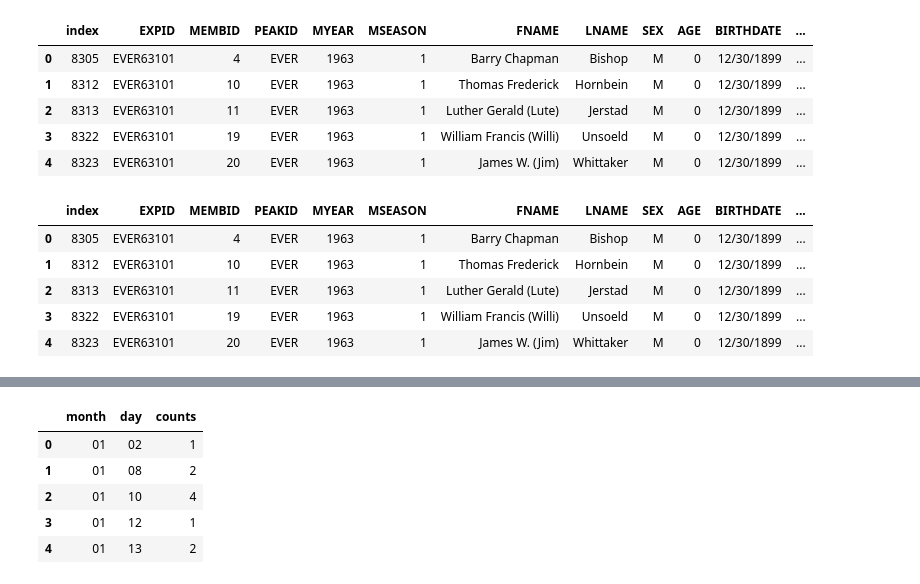
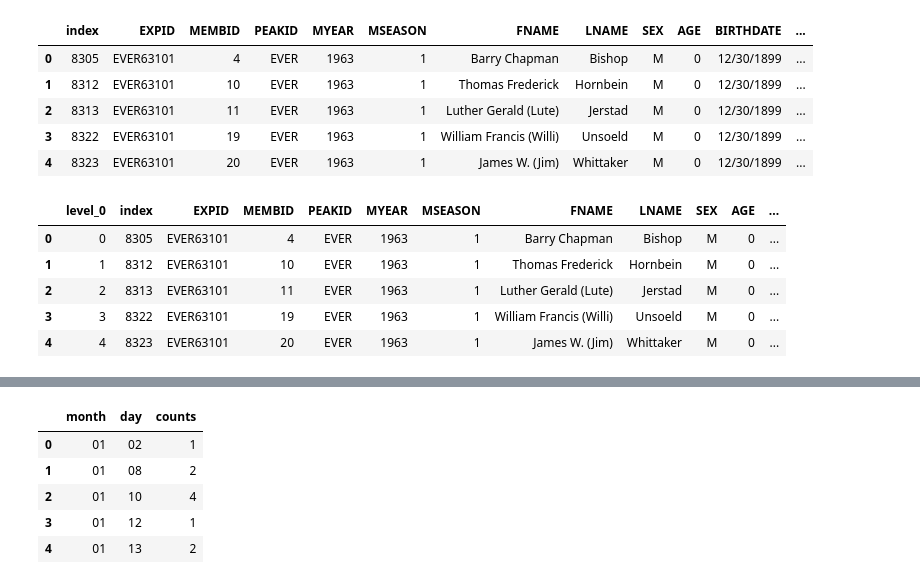
Before and after one commit to elbertwang3/himalayas, a Jupyter notebook: data/Untitled.ipynb, the cells around one changed output, grey strips where cells are left out. Drawn from its saved outputs; the diff is of its cells as text; code cells hidden in the pictures.

```diff
--- a/data/Untitled.ipynb
+++ b/data/Untitled.ipynb
@@ -701 +373,3 @@ successmembers2000 = successmembers[:2000]
+# %%
+successmembers4400 = successmembers[:4400]
 # %%
@@ -708,14 +382,14 @@ successmembers2000.head()
 | 3 | 8322 | EVER63101 | 19 | EVER | 1963 | 1 | William Francis (Willi) | Unsoeld | M | 0 | 12/30/1899 | ... |
 | 4 | 8323 | EVER63101 | 20 | EVER | 1963 | 1 | James W. (Jim) | Whittaker | M | 0 | 12/30/1899 | ... |
 # %%
-successmembers.head().reset_index()
+successmembers4400.head().reset_index()
 # %% [output]
-|  | index | EXPID | MEMBID | PEAKID | MYEAR | MSEASON | FNAME | LNAME | SEX | AGE | BIRTHDATE | ... |
-| 0 | 8305 | EVER63101 | 4 | EVER | 1963 | 1 | Barry Chapman | Bishop | M | 0 | 12/30/1899 | ... |
-| 1 | 8312 | EVER63101 | 10 | EVER | 1963 | 1 | Thomas Frederick | Hornbein | M | 0 | 12/30/1899 | ... |
-| 2 | 8313 | EVER63101 | 11 | EVER | 1963 | 1 | Luther Gerald (Lute) | Jerstad | M | 0 | 12/30/1899 | ... |
-| 3 | 8322 | EVER63101 | 19 | EVER | 1963 | 1 | William Francis (Willi) | Unsoeld | M | 0 | 12/30/1899 | ... |
-| 4 | 8323 | EVER63101 | 20 | EVER | 1963 | 1 | James W. (Jim) | Whittaker | M | 0 | 12/30/1899 | ... |
+|  | level_0 | index | EXPID | MEMBID | PEAKID | MYEAR | MSEASON | FNAME | LNAME | SEX | AGE | ... |
+| 0 | 0 | 8305 | EVER63101 | 4 | EVER | 1963 | 1 | Barry Chapman | Bishop | M | 0 | ... |
+| 1 | 1 | 8312 | EVER63101 | 10 | EVER | 1963 | 1 | Thomas Frederick | Hornbein | M | 0 | ... |
+| 2 | 2 | 8313 | EVER63101 | 11 | EVER | 1963 | 1 | Luther Gerald (Lute) | Jerstad | M | 0 | ... |
+| 3 | 3 | 8322 | EVER63101 | 19 | EVER | 1963 | 1 | William Francis (Willi) | Unsoeld | M | 0 | ... |
+| 4 | 4 | 8323 | EVER63101 | 20 | EVER | 1963 | 1 | James W. (Jim) | Whittaker | M | 0 | ... |
 # %%
 geocodedsuccess1 = pd.read_csv('geocodedsuccesseverest.csv')
 # %%
```
Also changed, not shown: parts of 61 cells of this notebook, 20 other files.
